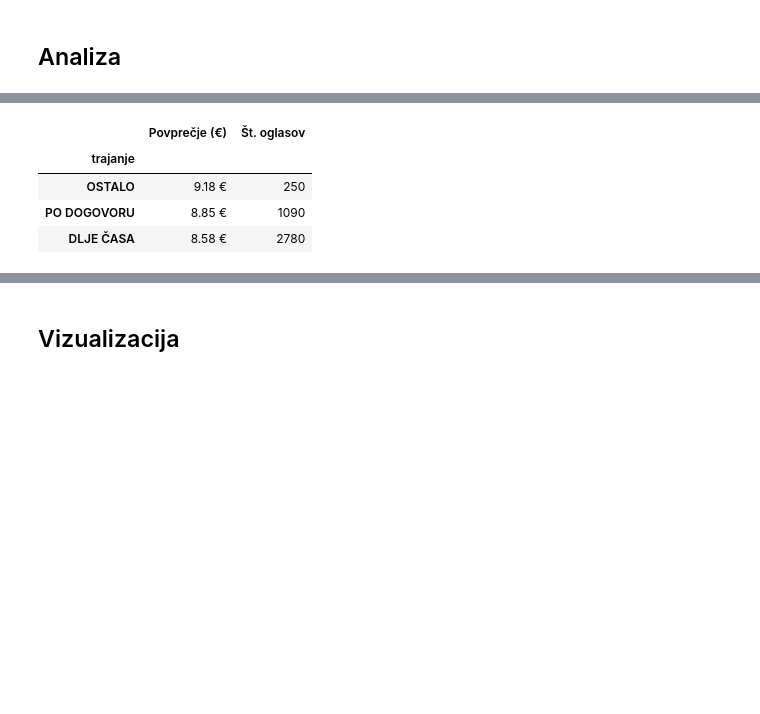
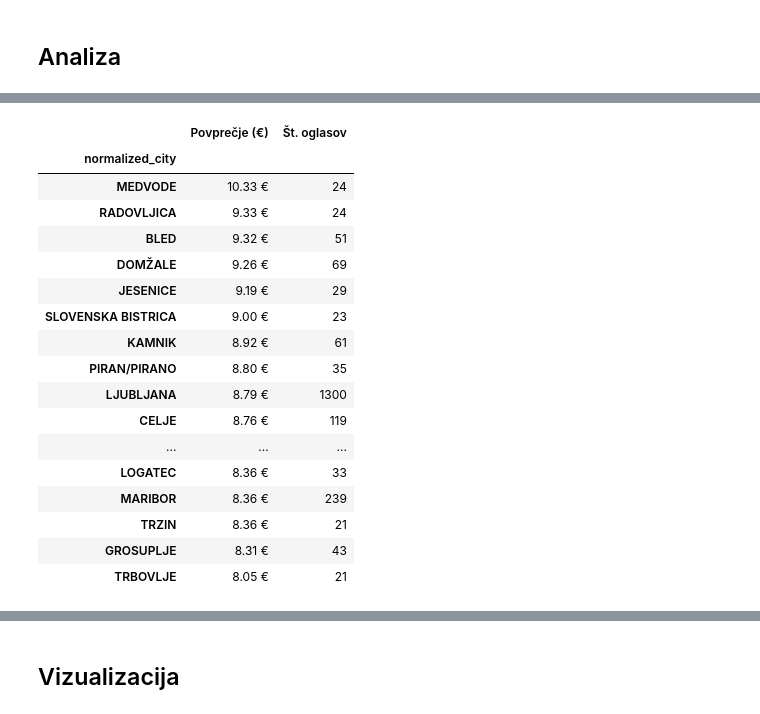
Before and after one commit to svenko99/PR2608, a Jupyter notebook: src/notebook/rezultati.ipynb, the cells around one changed output, grey strips where cells are left out. Saved outputs shown, nothing was run; the diff lists cells and outputs as text; code cells hidden in the pictures; blank space fills up the shorter version.

```diff
--- a/src/notebook/rezultati.ipynb
+++ b/src/notebook/rezultati.ipynb
@@ -1277,8 +1274,7 @@ def avg_salary_by(df, column, min_count):
     data = df[df['hourly_rate_neto'].notna()]
 
     # groupby + statistika
-    stats = data.groupby(column)['hourly_rate_neto'].agg(['mean', 'count']).rename(
-        columns={"mean": "Povprečje (€)", "count": "Št. oglasov"})
+    stats = data.groupby(column)['hourly_rate_neto'].agg(['mean', 'count']).rename(columns={"mean": "Povprečje (€)", "count": "Št. oglasov"})
 
     # odstrani nepomembne (premalo podatkov)
     stats = stats[stats["Št. oglasov"] >= min_count]
@@ -1288,17 +1284,20 @@ def avg_salary_by(df, column, min_count):
 
     return stats
 
-
 def categorize(title):
     title = title.upper()
 
     # IT
-    if "PROGRAM" in title or "IT" in title or "DEVELOPER" in title:
+    if "PROGRAM" in title or "IT" in title or "DEVELOPER" in title or "RAČUNAL" in title:
         return "IT"
 
     # ZDRAVSTVO
     elif "ZDRAV" in title or "MEDIC" in title or "NEGA" in title or "BOLNIŠ" in title:
         return "ZDRAVSTVO"
+
+    # TEHNIKA / INŽENIRSTVO
+    elif "INŽENIR" in title or "TEHNIK" in title or "ELEKTRO" in title or "STROJN" in title or "MEHANIK" in title or "VZDRŽEVAN" in title:
+        return "TEHNIKA / INŽENIRSTVO"
 
     # TEREN / RAZVOZ
     elif "TEREN" in title or "DOSTAV" in title or "RAZVOZ" in title or "VOZNIK" in title or "KURIR" in title:
@@ -1340,12 +1339,18 @@ def categorize(title):
     elif "VARSTV" in title or "OTROK" in title:
         return "VARSTVO"
 
+    # PODPORA / KLICNI CENTER
+    elif "PODPORA" in title or "SUPPORT" in title or "KLICNI CENTER" in title or "CUSTOMER" in title:
+        return "PODPORA / KLICNI CENTER"
+
+    # POUČEVANJE
+    elif "UČIT" in title or "PROFES" in title or "INŠTRUK" in title or "TUTOR" in title or "PEDAGOG" in title or "VZGOJIT" in title or "POUČEVANJE" in title:
+        return "POUČEVANJE"
+
     else:
         return "OSTALO"
 
-
 data["category"] = titles.map(categorize)
-
 
 # Lepši prikaz tabele
 def show_table(df):
@@ -1358,41 +1363,27 @@ def show_table(df):
         .background_gradient(subset=["Povprečje (€)"], cmap="YlGn")
     )
 
+# FUNKCIJA ZA IZPIS (DRY PRINCIP)
 
-print("-------------------------------------------------------")
-print('NORMALIZED_PAYMENT_TYPE')
-print("-------------------------------------------------------")
-data_payment_type = avg_salary_by(data, 'normalized_payment_type', 0)
-show_table(data_payment_type)
+def izpis_za_atribut(df, column, min_count=0, sort_by="Povprečje (€)"):
+    print("\n-------------------------------------------------------")
+    print(column.upper())
+    print("-------------------------------------------------------")
 
-print("-------------------------------------------------------")
-print('WORK_SCEDULE')
-print("-------------------------------------------------------")
-data_work_schedule = avg_salary_by(data, 'work_schedule', 0)
-show_table(data_work_schedule)
+    stats = avg_salary_by(df, column, min_count)
+    stats = stats.sort_values(by=sort_by, ascending=False)
 
-print("-------------------------------------------------------")
-print('TRAJANJE')
-print("-------------------------------------------------------")
-data_trajanje = avg_salary_by(data, 'trajanje', 0)
-show_table(data_trajanje)
+    show_table(stats)
 
-print("-------------------------------------------------------")
-print('NORMALIZED_CITY')
-print("-------------------------------------------------------")
-data_city = avg_salary_by(data, 'normalized_city', 30).sort_values(by='Povprečje (€)', ascending=False)
-show_table(data_city)
+    return stats
 
-print("-------------------------------------------------------")
-print('NORMALIZED_REGION')
-print("-------------------------------------------------------")
-data_region = avg_salary_by(data, 'normalized_region', 0)
-show_table(data_region)
+data_work_schedule = izpis_za_atribut(data, 'work_schedule')
+data_trajanje = izpis_za_atribut(data, 'trajanje')
 
-print("-------------------------------------------------------")
-print('CATEGORY')
-print("-------------------------------------------------------")
-data_category = avg_salary_by(data, 'category', 0)
-show_table(data_category)
+data_city = avg_salary_by(data, 'normalized_city', 10)
+data_city = izpis_za_atribut(data, 'normalized_city', min_count = data_city['Št. oglasov'].median(), sort_by='Povprečje (€)')
+
+data_region = izpis_za_atribut(data, 'normalized_region')
+data_category = izpis_za_atribut(data, 'category')
 # %% [output]
 -------------------------------------------------------
@@ -1416,7 +1409,20 @@ TRAJANJE
 -------------------------------------------------------
 |  | Povprečje (€) | Št. oglasov |
-| trajanje |  |  |
-| OSTALO | 9.18 € | 250 |
-| PO DOGOVORU | 8.85 € | 1090 |
-| DLJE ČASA | 8.58 € | 2780 |
+| normalized_city |  |  |
+| MEDVODE | 10.33 € | 24 |
+| RADOVLJICA | 9.33 € | 24 |
+| BLED | 9.32 € | 51 |
+| DOMŽALE | 9.26 € | 69 |
+| JESENICE | 9.19 € | 29 |
+| SLOVENSKA BISTRICA | 9.00 € | 23 |
+| KAMNIK | 8.92 € | 61 |
+| PIRAN/PIRANO | 8.80 € | 35 |
+| LJUBLJANA | 8.79 € | 1300 |
+| CELJE | 8.76 € | 119 |
+| ... | ... | ... |
+| LOGATEC | 8.36 € | 33 |
+| MARIBOR | 8.36 € | 239 |
+| TRZIN | 8.36 € | 21 |
+| GROSUPLJE | 8.31 € | 43 |
+| TRBOVLJE | 8.05 € | 21 |
 -------------------------------------------------------
```
Also changed, not shown: parts of 16 cells of this notebook.
